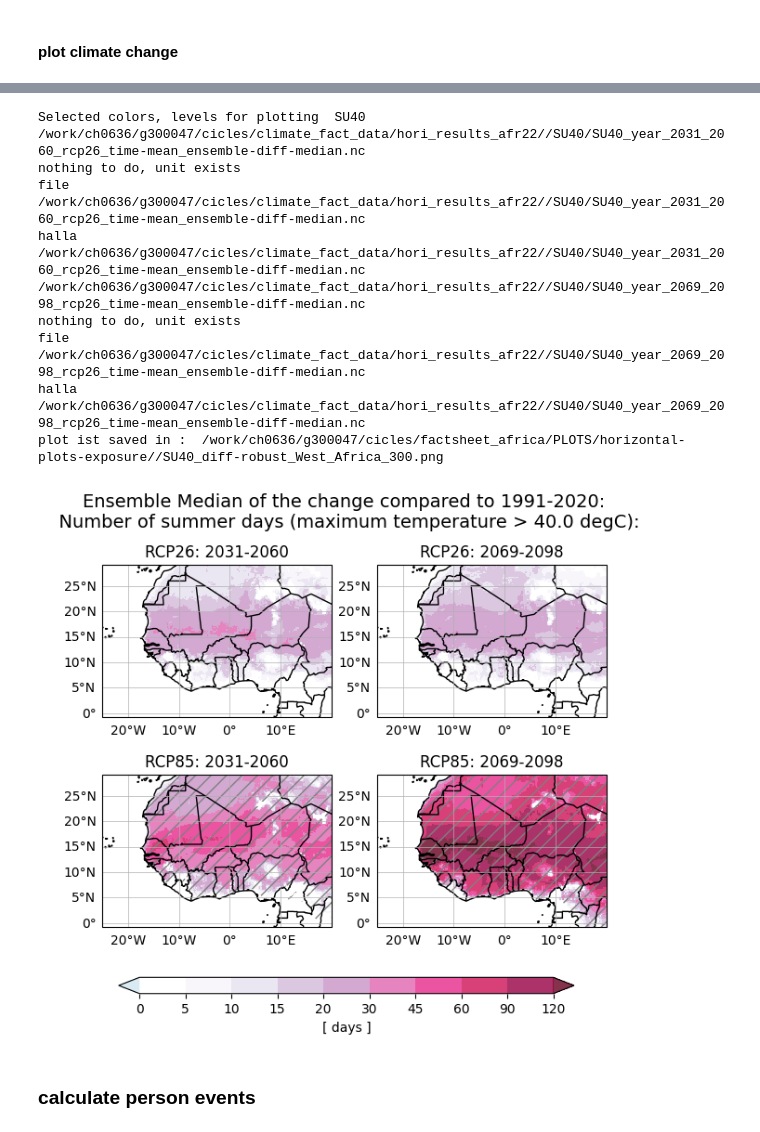
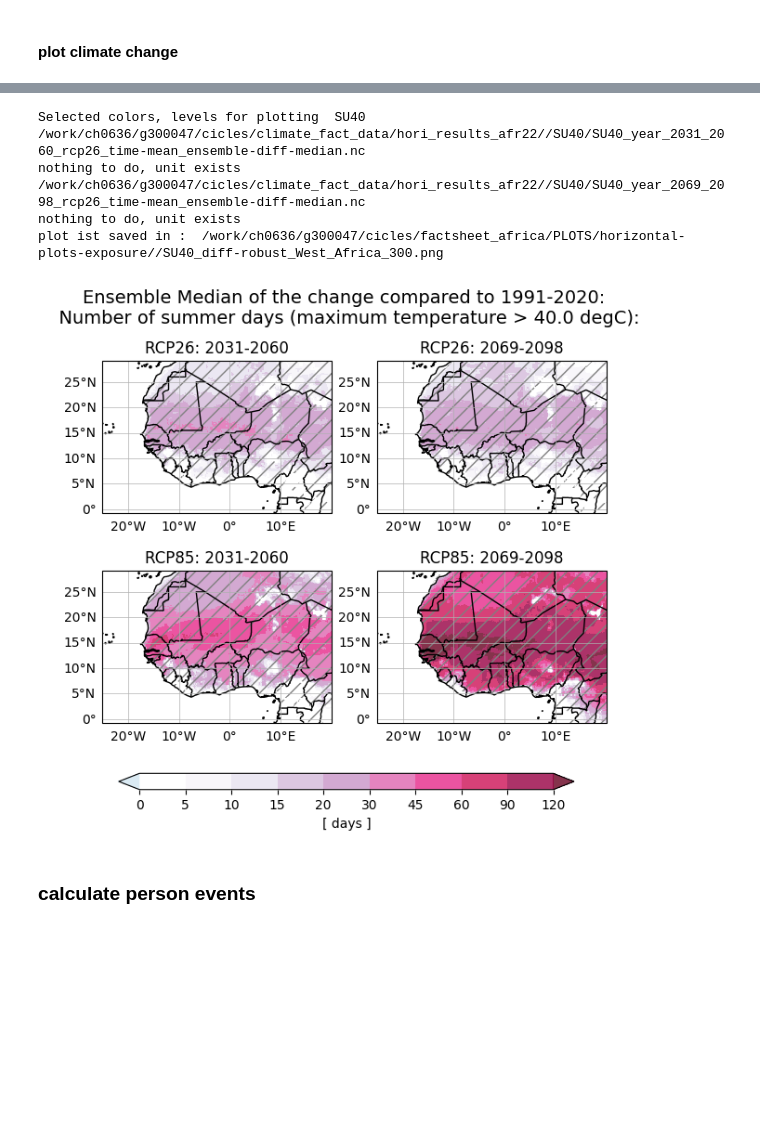
Before and after one commit to KatharinaBuelow/factsheet_africa, a Jupyter notebook: Notebooks/HORIZONTAL/horiplot-exposure-diff-robust.ipynb, the cells around one changed output, grey strips where cells are left out. Saved outputs shown, nothing was run; the diff lists cells and outputs as text; code cells hidden in the pictures; blank space fills up the shorter version.

```diff
--- a/Notebooks/HORIZONTAL/horiplot-exposure-diff-robust.ipynb
+++ b/Notebooks/HORIZONTAL/horiplot-exposure-diff-robust.ipynb
@@ -133,9 +125,9 @@ sims_rcp85_diff
 # %%
 # Get the list of files for absolute plots
 timefreq='year'
-what='_time-mean_ensemble-median.nc'
-sims_rcp26 = glob.glob(data_dir+'/'+var+'/'+var+'*'+timefreq+'*'+list_rcp26+'*'+what)
-sims_rcp85 = glob.glob(data_dir+'/'+var+'/'+var+'*'+timefreq+'*'+list_rcp85+'*'+what)
+
+sims_rcp26 = glob.glob(data_dir+'/'+var+'/'+var+'*'+timefreq+'*'+list_rcp26+'*'+which_ensemble)
+sims_rcp85 = glob.glob(data_dir+'/'+var+'/'+var+'*'+timefreq+'*'+list_rcp85+'*'+which_ensemble)
 # Sort the files to ensure correct order
 sims_rcp26.sort()
 sims_rcp85.sort()
@@ -249,41 +256,35 @@ df_tmp[var].plot()
 # get colors and levels for plotting
 print('Selected colors, levels for plotting ', var)
 
 color_steps_diff, level_steps_diff = colorsteps_diff(var)
 
-plot_4diff(
+plot_diff(
      sims_rcp26_diff,
      sims_rcp85_diff,
-     robust_rcp26,
-     robust_rcp85,
      level_steps_diff,
      color_steps_diff,
      what,
      robust,
      plot_dir,
      title=title_part,
      var=var,
      robustness=True,
      #westafrica=False,
      westafrica=True,
      user_dpi=300,
      rows=2,
      columns=2,
      row_gap=-0.05,
      wspace=None
     )
 # %% [output]
 Selected colors, levels for plotting  SU40
 /work/ch0636/g300047/cicles/climate_fact_data/hori_results_afr22//SU40/SU40_year_2031_2060_rcp26_time-mean_ensemble-diff-median.nc
 nothing to do, unit exists
-file /work/ch0636/g300047/cicles/climate_fact_data/hori_results_afr22//SU40/SU40_year_2031_2060_rcp26_time-mean_ensemble-diff-median.nc
-halla /work/ch0636/g300047/cicles/climate_fact_data/hori_results_afr22//SU40/SU40_year_2031_2060_rcp26_time-mean_ensemble-diff-median.nc
 /work/ch0636/g300047/cicles/climate_fact_data/hori_results_afr22//SU40/SU40_year_2069_2098_rcp26_time-mean_ensemble-diff-median.nc
 nothing to do, unit exists
-file /work/ch0636/g300047/cicles/climate_fact_data/hori_results_afr22//SU40/SU40_year_2069_2098_rcp26_time-mean_ensemble-diff-median.nc
-halla /work/ch0636/g300047/cicles/climate_fact_data/hori_results_afr22//SU40/SU40_year_2069_2098_rcp26_time-mean_ensemble-diff-median.nc
 plot ist saved in :  /work/ch0636/g300047/cicles/factsheet_africa/PLOTS/horizontal-plots-exposure//SU40_diff-robust_West_Africa_300.png
-[figure, old version]
+[figure, new version]
 # %%
 def get_time_slice(n: int) -> str:
     """
```
Also changed, not shown: parts of 16 cells of this notebook, 10 other files.
